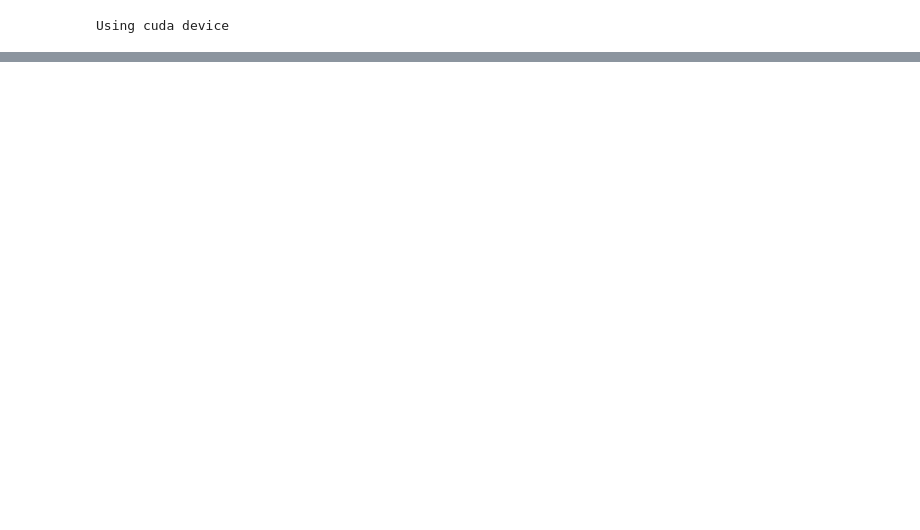
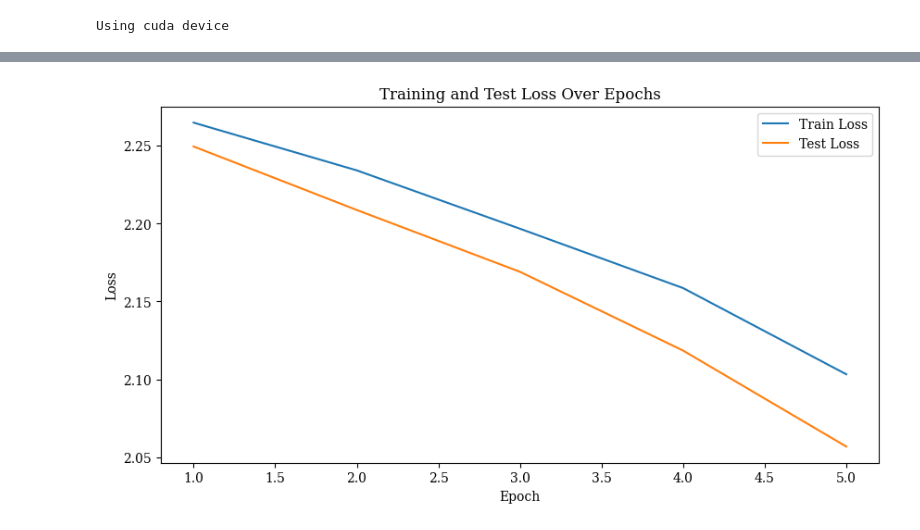
Before and after one commit to the-AMA-team/scraply, a Jupyter notebook: dynamic-model-api/dataloading_test.ipynb, the cells around one changed output, grey strips where cells are left out. Cells and saved outputs as stored; diff of their text form; code cells hidden in the pictures; blank space fills up the shorter version.

Commit message:
testing model code to utilize for api

```diff
--- a/dynamic-model-api/dataloading_test.ipynb
+++ b/dynamic-model-api/dataloading_test.ipynb
@@ -110,6 +145,7 @@ optimizer = optim.SGD(model.parameters(), lr=1e-3) # LATER --> CH0OSE LEARING RA
 def train(dataloader, model, loss_fn, optimizer):
     size = len(dataloader.dataset)
     model.train()
+    train_loss = 0
     for batch, (X, y) in enumerate(dataloader):
         X, y = X.to(device), y.to(device)
 
@@ -122,22 +158,53 @@ def train(dataloader, model, loss_fn, optimizer):
         optimizer.step()
         optimizer.zero_grad()
 
+        train_loss += loss.item()
+
         if batch % 100 == 0:
             loss, current = loss.item(), (batch + 1) * len(X)
             print(f"loss: {loss:>7f}  [{current:>5d}/{size:>5d}]")
+
+    # Average loss over all batches
+    avg_train_loss = train_loss / len(dataloader)
+    return avg_train_loss
 # %%
 # testing function
 def test(dataloader, model, loss_fn):
     size = len(dataloader.dataset)
     num_batches = len(dataloader)
     model.eval()
+    test_loss = 0
     test_loss, correct = 0, 0
     with torch.no_grad():
         for X, y in dataloader:
-            X, y = X.to(device), y.to(device)
+            X, y = X.to(device), y.to(device) # put X and y on (GPU) device; model is already on (GPU) device
             pred = model(X)
             test_loss += loss_fn(pred, y).item()
             correct += (pred.argmax(1) == y).type(torch.float).sum().item()
     test_loss /= num_batches
     correct /= size
     print(f"Test Error: \n Accuracy: {(100*correct):>0.1f}%, Avg loss: {test_loss:>8f} \n")
+
+    # Average loss over all batches
+    avg_test_loss = test_loss
+    return avg_test_loss
+# %%
+# Graphing metrics
+
+# Initialize lists to store the losses
+train_losses = []
+test_losses = []
+
+# SPECIFIY NUMBER OF EPOCHS
+epochs = 5
+
+for t in range(epochs):
+    print(f"Epoch {t+1}\n-------------------------------")
+    avg_train_loss = train(train_loader, model, loss_fn, optimizer)
+    avg_test_loss = test(test_loader, model, loss_fn)
+
+    # Store losses
+    train_losses.append(avg_train_loss)
+    test_losses.append(avg_test_loss)
+
+print("Done!")
@@ -143,0 +229,12 @@ def test(dataloader, model, loss_fn):
+# %%
+# Plotting the losses
+plt.figure(figsize=(10, 5))
+plt.plot(range(1, epochs + 1), train_losses, label="Train Loss")
+plt.plot(range(1, epochs + 1), test_losses, label="Test Loss")
+plt.xlabel("Epoch")
+plt.ylabel("Loss")
+plt.title("Training and Test Loss Over Epochs")
+plt.legend()
+plt.show()
+# %% [output]
+[figure, added]
```
Also changed, not shown: parts of 8 cells of this notebook.
